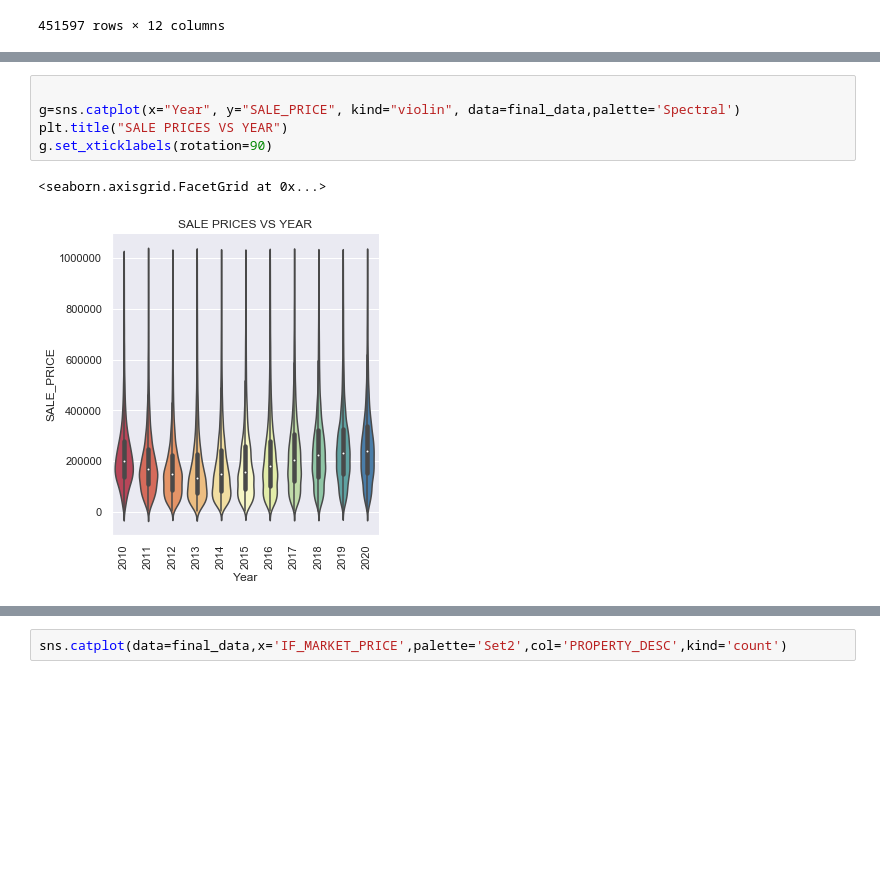
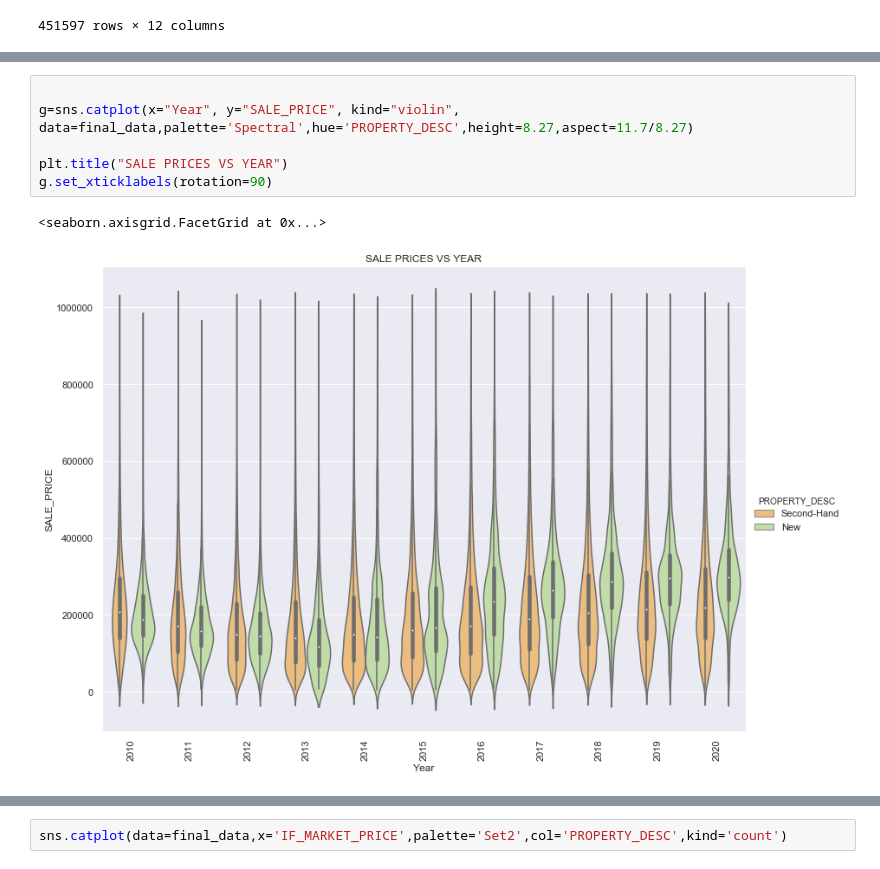
Before and after one commit to savio0694/IRELAND_HOUSING, a Jupyter notebook: IRELAND HOUSING.ipynb, the cells around one changed output, grey strips where cells are left out. Drawn from its saved outputs; the diff is of its cells as text; blank space fills up the shorter version.

Commit message:
added plots

```diff
--- a/IRELAND HOUSING.ipynb
+++ b/IRELAND HOUSING.ipynb
@@ -228,10 +209,11 @@ sns.barplot(data=yearly_data,x='Year',y='SALE_DATE',hue='PROPERTY_DESC',palette=
 # %%
 
-g=sns.catplot(x="Year", y="SALE_PRICE", kind="violin", data=final_data,palette='Spectral')
+g=sns.catplot(x="Year", y="SALE_PRICE", kind="violin", data=final_data,palette='Spectral',hue='PROPERTY_DESC',height=8.27,aspect=11.7/8.27)
+
 plt.title("SALE PRICES VS YEAR")
 g.set_xticklabels(rotation=90)
 # %% [output]
 <seaborn.axisgrid.FacetGrid at 0x...>
-[figure, old version]
+[figure, new version]
 # %%
 sns.set_palette("OrRd")
```
Also changed, not shown: parts of 8 cells of this notebook.
